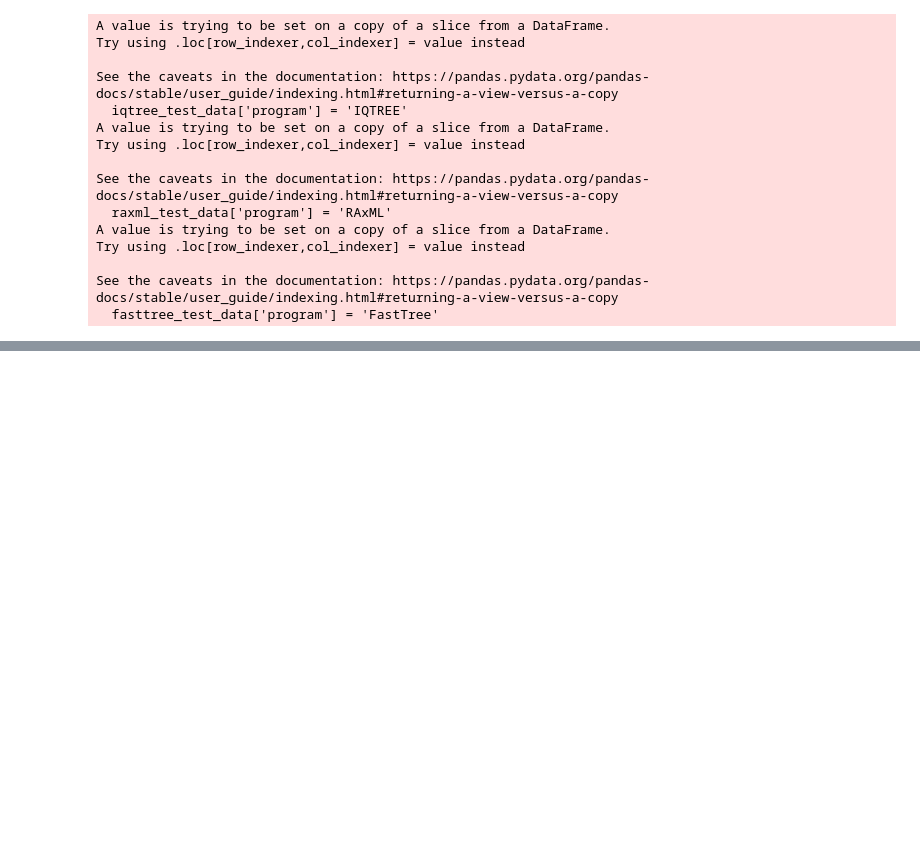
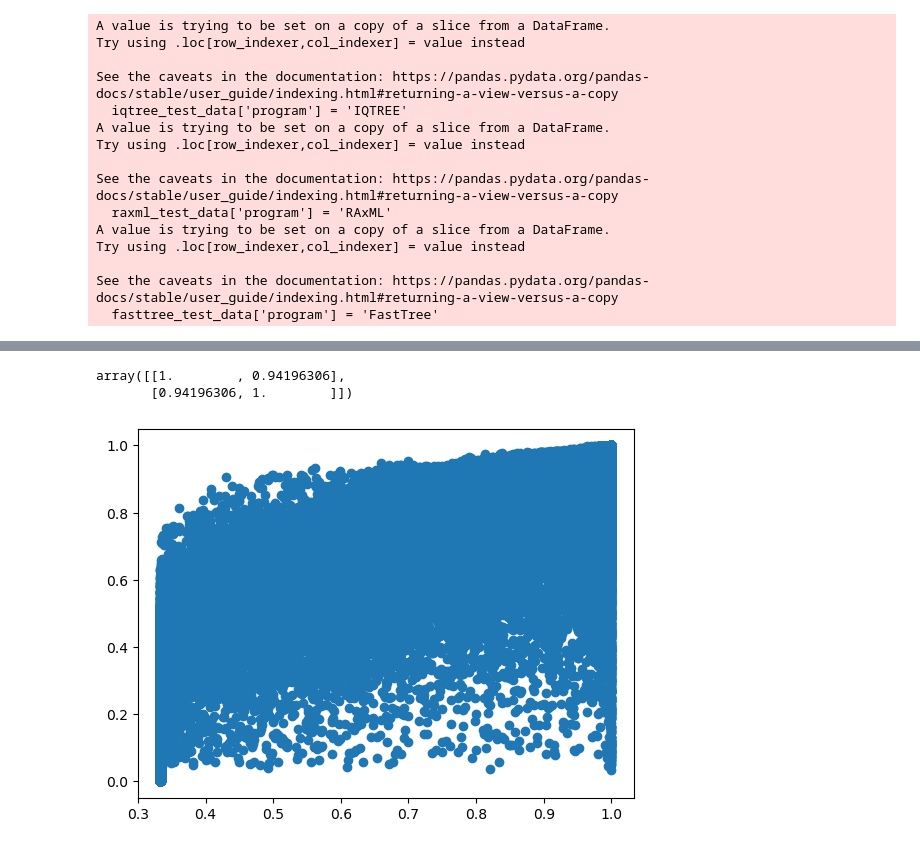
Before and after one commit to noaeker/bootstrap_repo, a Jupyter notebook: python notebooks/main paper analysis.ipynb, the cells around one changed output, grey strips where cells are left out. Drawn from its saved outputs; the diff is of its cells as text; code cells hidden in the pictures; blank space fills up the shorter version.

```diff
--- a/python notebooks/main paper analysis.ipynb
+++ b/python notebooks/main paper analysis.ipynb
@@ -417,0 +394,10 @@ iqtree_refs['test_data']['predictions_full_standard'].mean()
+# %%
+plt.scatter(iqtree_refs['test_data']['predictions_aBayes_iqtree_raw_boot'],iqtree_refs['test_data']['predictions_full_standard'])
+
+
+
+np.corrcoef(iqtree_refs['test_data']['predictions_aBayes_iqtree_raw_boot'],iqtree_refs['test_data']['predictions_full_standard'])
+# %% [output]
+array([[1.        , 0.94196306],
+       [0.94196306, 1.        ]])
+[figure, added]
```
Also changed, not shown: parts of 13 cells of this notebook, 4 other files.
